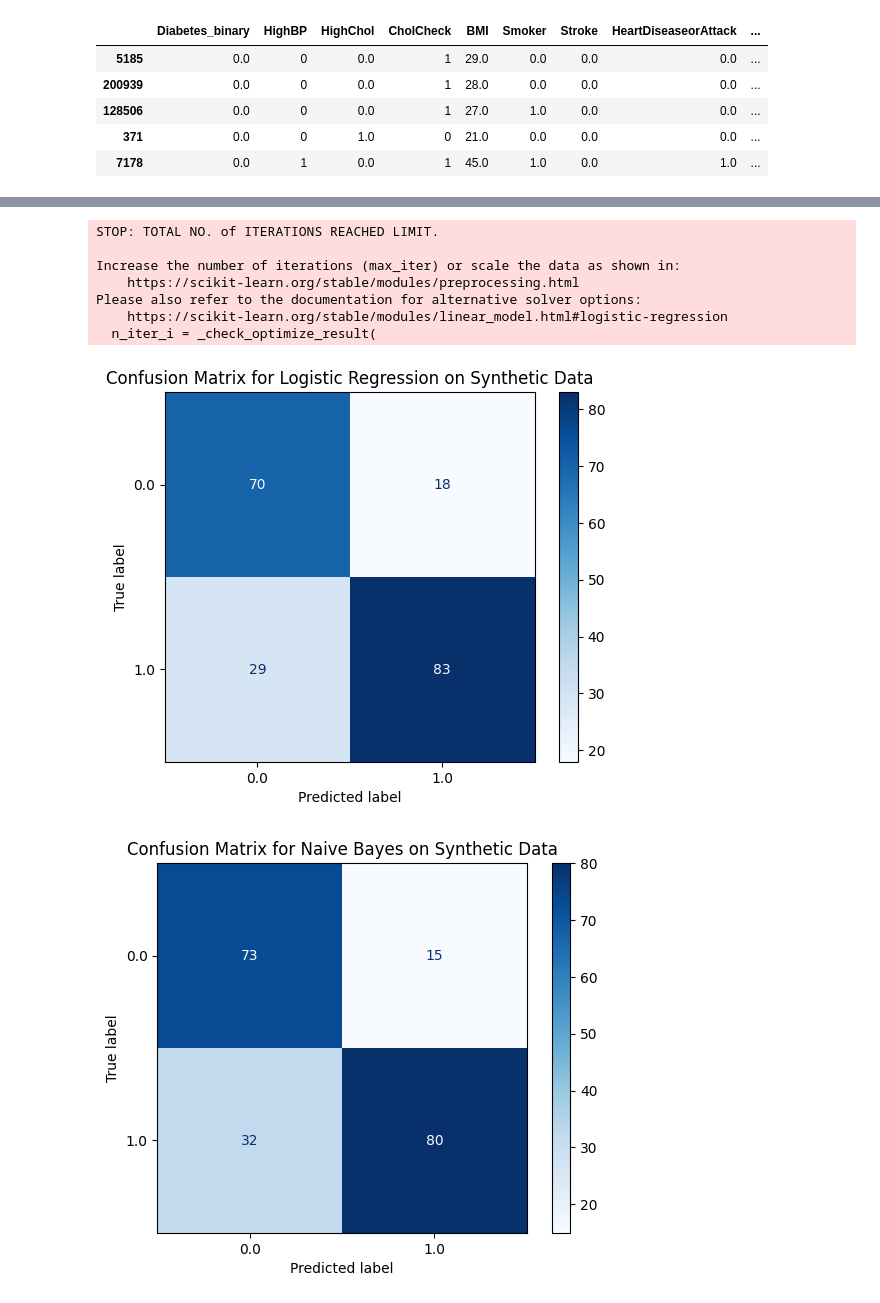
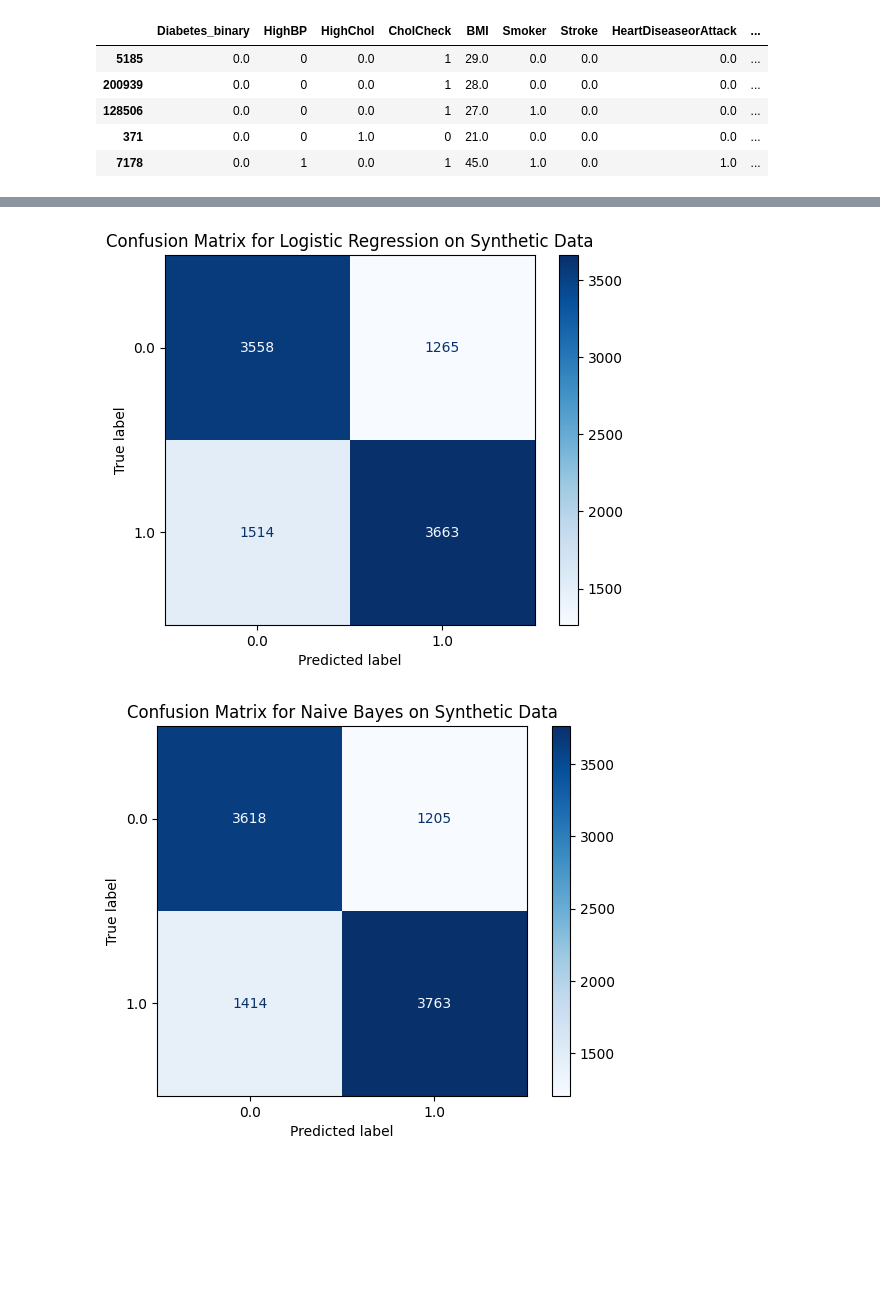
Before and after one commit to tarikibrahimovic/Diabetes-Prediction, a Jupyter notebook: gan.ipynb, the cells around one changed output, grey strips where cells are left out. Cells and saved outputs as stored; diff of their text form; code cells hidden in the pictures; blank space fills up the shorter version.

Commit message:
delete synthetic test set

```diff
--- a/gan.ipynb
+++ b/gan.ipynb
@@ -51,7 +51,7 @@ ctgan.fit(real_data, columns)
 ctgan.save('ctgan_diabetes.keras')
 # %%
 gan_model = ctgan.load('ctgan_diabetes.keras')
-synthetic_data = gan_model.sample(1000)
+synthetic_data = gan_model.sample(10000)
 synthetic_data.head(100)
 # %% [output]
 |  | Diabetes_binary | HighBP | HighChol | CholCheck | BMI | Smoker | Stroke | HeartDiseaseorAttack | ... |
@@ -89,7 +89,6 @@ X_synthetic = synthetic_data.drop('Diabetes_binary', axis=1)
 y_synthetic = synthetic_data['Diabetes_binary']
 
 X_train_real, X_test_real, y_train_real, y_test_real = train_test_split(X_real, y_real, test_size=0.2, random_state=42)
-X_train_synthetic, X_test_synthetic, y_train_synthetic, y_test_synthetic = train_test_split(X_synthetic, y_synthetic, test_size=0.2, random_state=42)
 
 models = [
     ("Logistic Regression", LogisticRegression()),
@@ -104,8 +103,8 @@ for name, model in models:
     y_pred_real = model.predict(X_test_real)
     accuracy_real = accuracy_score(y_test_real, y_pred_real)
 
-    y_pred_synthetic = model.predict(X_test_synthetic)
-    accuracy_synthetic = accuracy_score(y_test_synthetic, y_pred_synthetic)
+    y_pred_synthetic = model.predict(X_synthetic)
+    accuracy_synthetic = accuracy_score(y_synthetic, y_pred_synthetic)
 
     print(f"{name}:")
     print(f"  Accuracy on real data: {accuracy_real}")
@@ -114,10 +113,9 @@ for name, model in models:
 plt.figure(figsize=(12, 8))
 
 for name, model in models:
+    y_proba_synthetic = model.predict_proba(X_synthetic)[:, 1]
 
-    y_proba_synthetic = model.predict_proba(X_test_synthetic)[:, 1]
-
-    fpr, tpr, _ = roc_curve(y_test_synthetic, y_proba_synthetic)
+    fpr, tpr, _ = roc_curve(y_synthetic, y_proba_synthetic)
     roc_auc = auc(fpr, tpr)
 
     plt.plot(fpr, tpr, label=f'{name} (AUC = {roc_auc:.2f})')
@@ -132,11 +130,9 @@ plt.legend(loc="lower right")
 plt.show()
 
 for name, model in models:
-    model.fit(X_train_synthetic, y_train_synthetic)
+    y_pred_synthetic = model.predict(X_synthetic)
 
-    y_pred_synthetic = model.predict(X_test_synthetic)
-
-    cm = confusion_matrix(y_test_synthetic, y_pred_synthetic)
+    cm = confusion_matrix(y_synthetic, y_pred_synthetic)
 
     disp = ConfusionMatrixDisplay(confusion_matrix=cm, display_labels=model.classes_)
     disp.plot(cmap=plt.cm.Blues)
@@ -169,9 +165,2 @@ Decision Tree:
-STOP: TOTAL NO. of ITERATIONS REACHED LIMIT.
-
-Increase the number of iterations (max_iter) or scale the data as shown in:
-    https://scikit-learn.org/stable/modules/preprocessing.html
-Please also refer to the documentation for alternative solver options:
-    https://scikit-learn.org/stable/modules/linear_model.html#logistic-regression
-  n_iter_i = _check_optimize_result(
-[figure, old version]
+[figure, new version]
-[figure, old version]
+[figure, new version]
```
Also changed, not shown: parts of 2 cells of this notebook.
